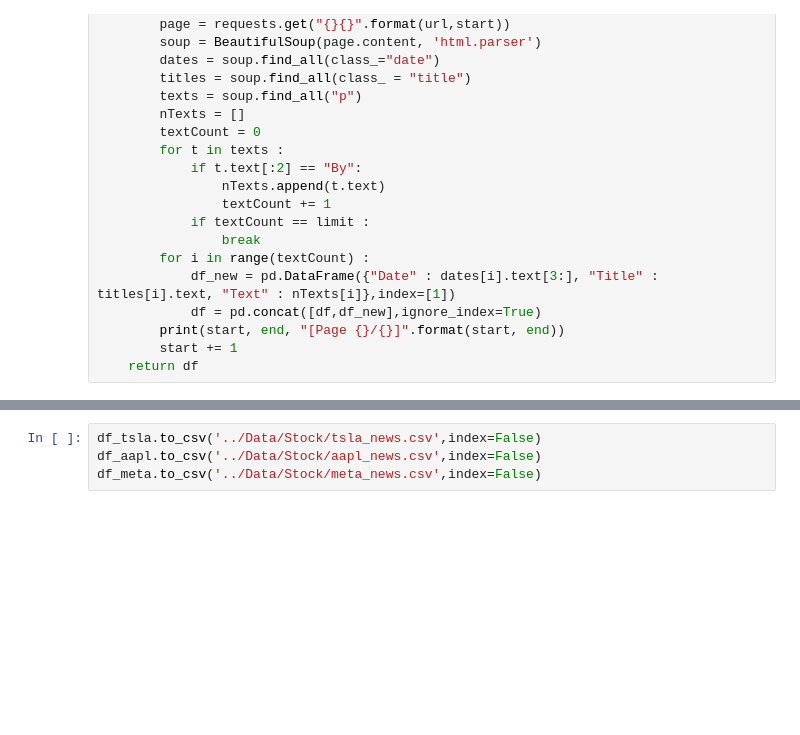
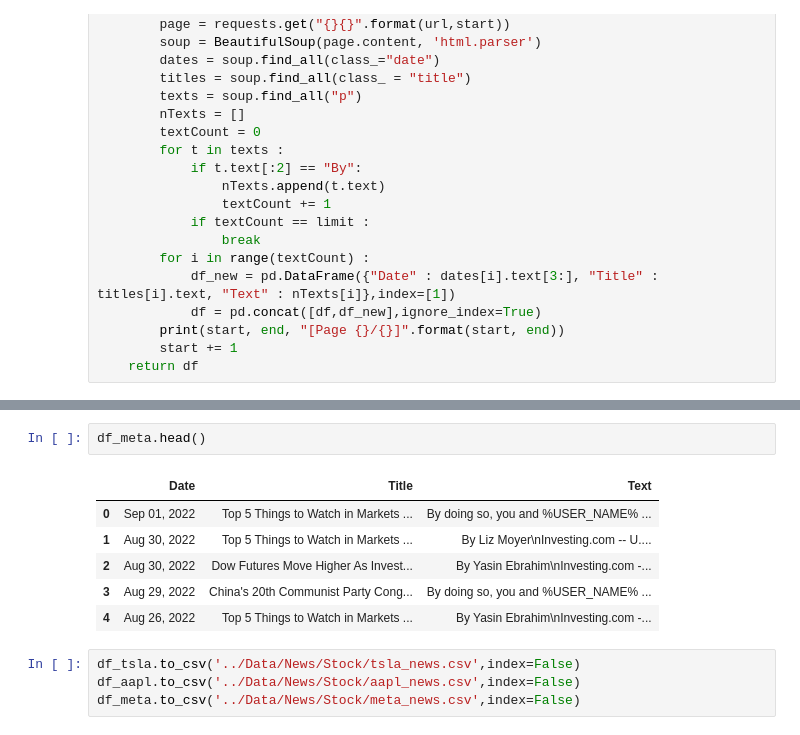
Before and after one commit to eltontay/Stock-Returns-Prediction-ML-Textual-Analysis, a Jupyter notebook: Data-Collection/Stock-News.ipynb, the cells around one changed output, grey strips where cells are left out. Cells and saved outputs as stored; diff of their text form; blank space fills up the shorter version.

Commit message:
replacing new stock news data

```diff
--- a/Data-Collection/Stock-News.ipynb
+++ b/Data-Collection/Stock-News.ipynb
@@ -135,4 +152,13 @@ KeyboardInterrupt:
+# %%
+df_meta.head()
+# %% [output]
+|  | Date | Title | Text |
+| 0 | Sep 01, 2022 | Top 5 Things to Watch in Markets ... | By doing so, you and %USER_NAME% ... |
+| 1 | Aug 30, 2022 | Top 5 Things to Watch in Markets ... | By Liz Moyer\nInvesting.com -- U.... |
+| 2 | Aug 30, 2022 | Dow Futures Move Higher As Invest... | By Yasin Ebrahim\nInvesting.com -... |
+| 3 | Aug 29, 2022 | China's 20th Communist Party Cong... | By doing so, you and %USER_NAME% ... |
+| 4 | Aug 26, 2022 | Top 5 Things to Watch in Markets ... | By Yasin Ebrahim\nInvesting.com -... |
 # %%
-df_tsla.to_csv('../Data/Stock/tsla_news.csv',index=False)
-df_aapl.to_csv('../Data/Stock/aapl_news.csv',index=False)
-df_meta.to_csv('../Data/Stock/meta_news.csv',index=False)
+df_tsla.to_csv('../Data/News/Stock/tsla_news.csv',index=False)
+df_aapl.to_csv('../Data/News/Stock/aapl_news.csv',index=False)
+df_meta.to_csv('../Data/News/Stock/meta_news.csv',index=False)
```
Also changed, not shown: parts of 5 cells of this notebook.
